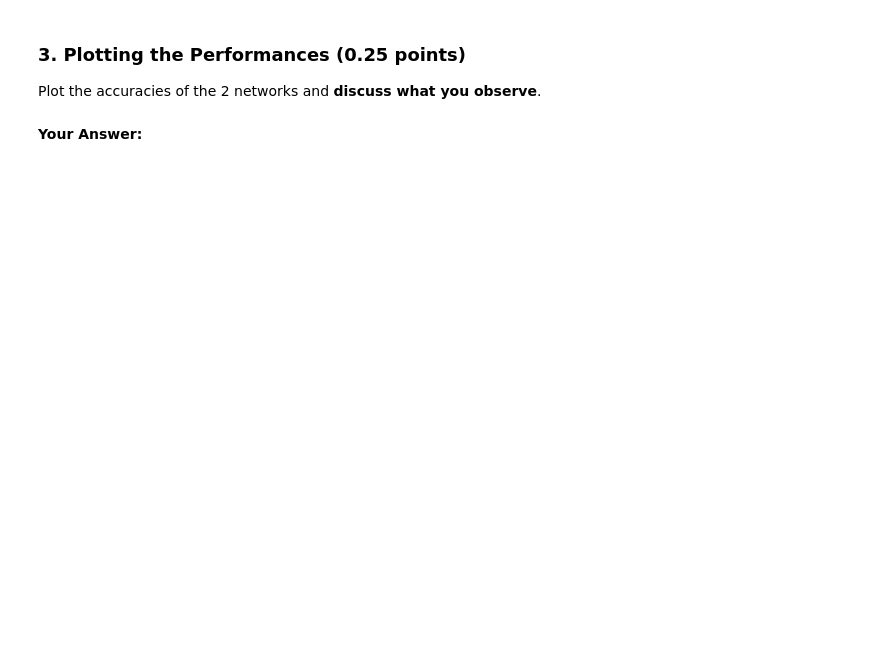
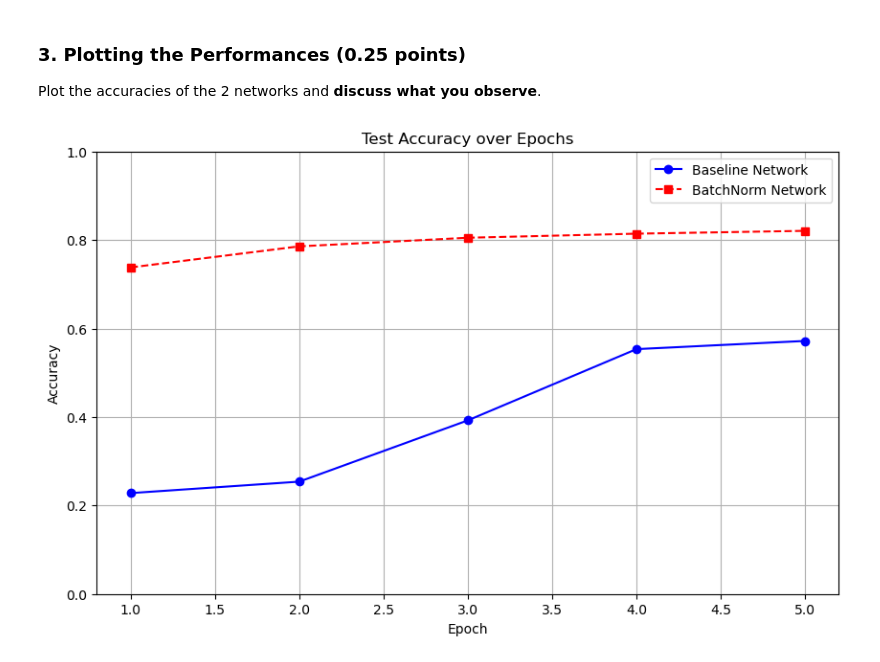
Before and after one commit to mobashirrahman/nnti, a Jupyter notebook: Assignment6/Assignment_6.ipynb, the cells around one changed output. Drawn from its saved outputs; the diff is of its cells as text; code cells hidden in the pictures; blank space fills up the shorter version.

```diff
--- a/Assignment6/Assignment_6.ipynb
+++ b/Assignment6/Assignment_6.ipynb
@@ -42,24 +31,3 @@ fashion_testset = torchvision.datasets.FashionMNIST('data/', train=False, downlo
 # get train and test loader
 fashion_train_loader = torch.utils.data.DataLoader(dataset=fashion_trainset, batch_size=64, shuffle=True)
 fashion_test_loader = torch.utils.data.DataLoader(dataset=fashion_testset, batch_size=64, shuffle=False)
-# %%
-class FashionNetwork(nn.Module):
-    def __init__(self):
-        # TODO
-        # Fill in the layers provided by PyTorch that correspond to the description.
-        # Define the loss function
-        # Define the optimizer
-        NotImplemented
-
-    def forward(self, x):
-        # TODO
-        NotImplemented
-
-    def optimize(self):
-        # TODO
-        # Don't forget to test after each epoch and make sure to save the accuracies
-        NotImplemented
-
-    def test(self):
-        # TODO
-        NotImplemented
@@ -69,7 +104,3 @@ fashion_network.optimize(fashion_train_loader, fashion_test_loader)
 # %% [markdown]
 ### 2. Network with Batch Normalization (0.5 points)
 Construct another network with the same parameters as 2.1 but this time include a batch normalization layer (use [nn.BatchNorm1d](https://pytorch.org/docs/stable/generated/torch.nn.BatchNorm1d.html)). Where to place this layer is up to you, but you can reference the lecture slides for inspiration. Again train your network for 5 epochs and report **test** accuracy after each epoch.
-# %%
-class FashionNetworkBatchNorm(nn.Module):
-    # TODO
-    NotImplemented
@@ -84,2 +184,16 @@ Plot the accuracies of the 2 networks and **discuss what you observe**.
-# %% [markdown]
-**Your Answer:**
+# %%
+# Plot Test Accuracies Over Epochs
+epochs = range(1, 6)
+
+plt.figure(figsize=(10, 6))
+plt.plot(epochs, fashion_network.test_accuracies, marker='o', linestyle='-', color='blue', label='Baseline Network')
+plt.plot(epochs, fashion_network_batch_norm.test_accuracies, marker='s', linestyle='--', color='red', label='BatchNorm Network')
+plt.title('Test Accuracy over Epochs')
+plt.xlabel('Epoch')
+plt.ylabel('Accuracy')
+plt.ylim(0, 1.0)  # Adjust y-axis to focus on the relevant range
+plt.legend()
+plt.grid(True)
+plt.show()
+# %% [output]
+[figure, added]
```
Also changed, not shown: parts of 10 cells of this notebook, 13 other files.
